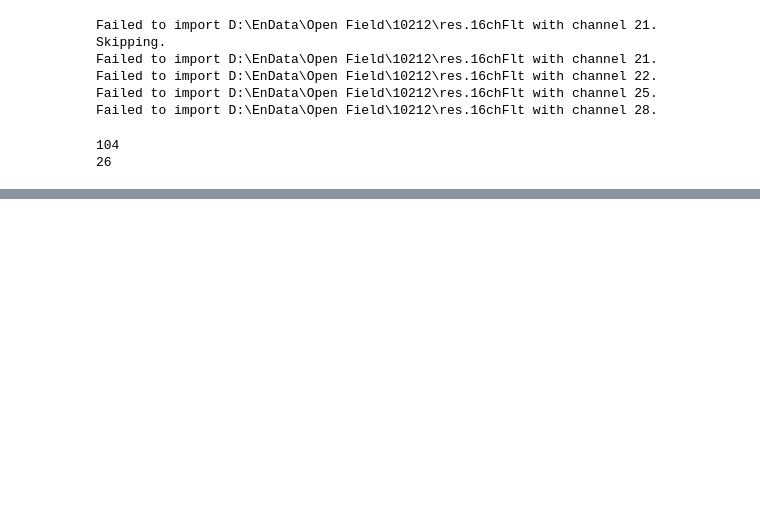
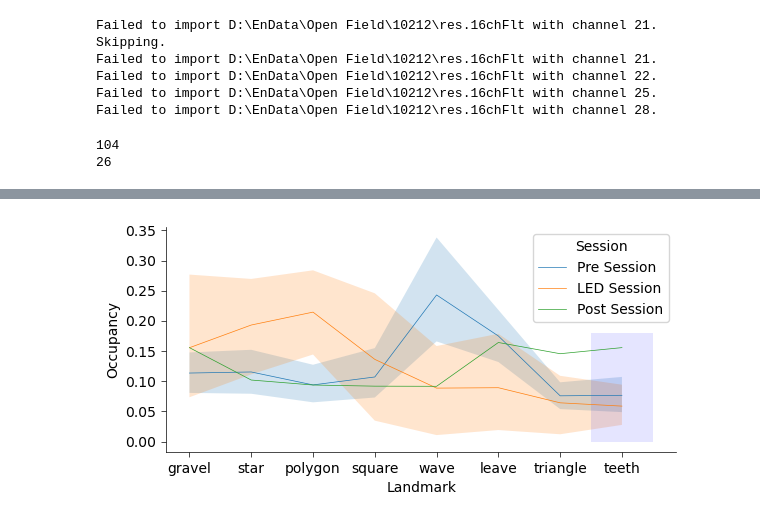
Before and after one commit to YAO-Shuyang/ZFishAnalysis, a Jupyter notebook: figure/Fig5012 - OF 2D Translation.ipynb, the cells around one changed output, grey strips where cells are left out. Cells and saved outputs as stored; diff of their text form; code cells hidden in the pictures; blank space fills up the shorter version.

```diff
--- a/figure/Fig5012 - OF 2D Translation.ipynb
+++ b/figure/Fig5012 - OF 2D Translation.ipynb
@@ -1144,0 +1243,84 @@ Failed to import D:\EnData\Open Field\10212\res.16chFlt with channel 28.
+# %%
+if exists(join(figdata, "3-Session OF Spatial Preference.pkl")) == False:
+    LandmarksOccupancy2D = {
+        "Fish ID": [],
+        "Session": [],
+        "Angle": [],
+        "Occupancy": []
+    }
+    for fish in dirs.keys():
+        for session_idx, session_dir in tqdm(enumerate(dirs[fish]), desc=f"Processing fish {fish}"):
+            try:
+                res_ax = import16chFlt(session_dir, nchannel=28)
+            except:
+                print(f"Failed to import {session_dir} with channel 28. Skipping.")
+                is_loaded = False
+                for nc in [21, 22, 25, 28]:
+                    try:
+                        res = import16chFlt(session_dir, nchannel=nc)
+                        print(f"Successfully imported {session_dir} with channel {nc}.")
+                        is_loaded = True
+                        break
+                    except:
+                        print(f"Failed to import {session_dir} with channel {nc}.")
+                        continue
+                if not is_loaded:
+                    continue
+
+            idx = np.where(
+                (res_ax['behav_time'] > 5) &
+                (res_ax['behav_pos_x'] <= 100) &
+                (res_ax['behav_pos_y'] <= 100) &
+                (res_ax['behav_pos_x'] >= 0) &
+                (res_ax['behav_pos_y'] >= 0)
+            )[0]
+            for k in res_ax.keys():
+                res_ax[k] = res_ax[k][idx]
+
+            density = get_occupancy_angular(res_ax['behav_pos_x'], res_ax['behav_pos_y'], angle_bins=8)
+            density = density / np.sum(density)
+
+            LandmarksOccupancy2D["Fish ID"].append(np.repeat(fish, density.shape[0]))
+            LandmarksOccupancy2D["Session"].append(np.repeat(titles[session_idx], density.shape[0]))
+            LandmarksOccupancy2D["Angle"].append(np.arange(1, 9, 1))
+            LandmarksOccupancy2D["Occupancy"].append(density)
+
+    for key in LandmarksOccupancy2D.keys():
+        LandmarksOccupancy2D[key] = np.concatenate(LandmarksOccupancy2D[key])
+
+    with open(join(figdata, "3-Session OF Spatial Preference.pkl"), 'wb') as f:
+        pickle.dump(LandmarksOccupancy2D, f)
+
+    LandmarksOccupancy2D_df = pd.DataFrame(LandmarksOccupancy2D)
+    LandmarksOccupancy2D_df.to_excel(join(figdata, "3-Session OF Spatial Preference.xlsx"), index=False)
+    print(len(LandmarksOccupancy2D_df))
+else:
+    with open(join(figdata, "3-Session OF Spatial Preference.pkl"), 'rb') as f:
+        LandmarksOccupancy2D = pickle.load(f)
+
+fig = plt.figure(figsize=(6, 3))
+ax = Clear_Axes(plt.axes(), close_spines=['top', 'right'], ifxticks=True, ifyticks=True)
+sns.lineplot(
+    x="Angle",
+    y="Occupancy",
+    hue="Session",
+    data=LandmarksOccupancy2D,
+    linewidth=0.5,
+    err_kws={'edgecolor':None}
+)
+ax.set_xticks(np.arange(1, 9, 1), OF_v1.landmarks[:8])
+ax.fill_betweenx(
+    y=[0, 0.18],
+    x1=7.5,
+    x2=8.5,
+    color='Blue',
+    edgecolor=None,
+    alpha=0.1
+)
+ax.set_xlabel("Landmark")
+plt.tight_layout()
+plt.savefig(join(loc, "3-Session OF Spatial Preference.png"), dpi=600)
+plt.savefig(join(loc, "3-Session OF Spatial Preference.svg"), dpi=300)
+plt.show()
+# %% [output]
+[figure, added]
```
Also changed, not shown: parts of 8 cells of this notebook, 14 other files.
